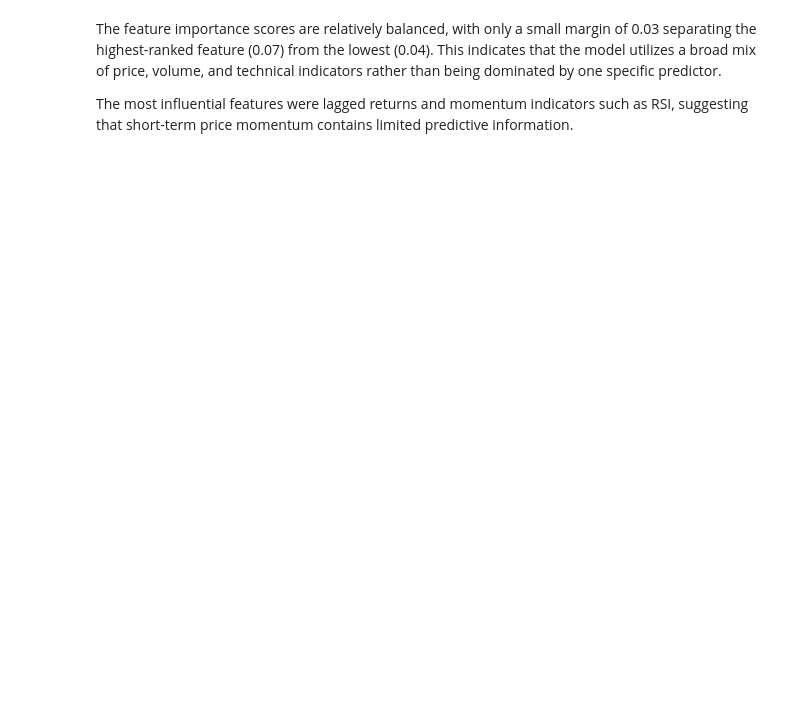
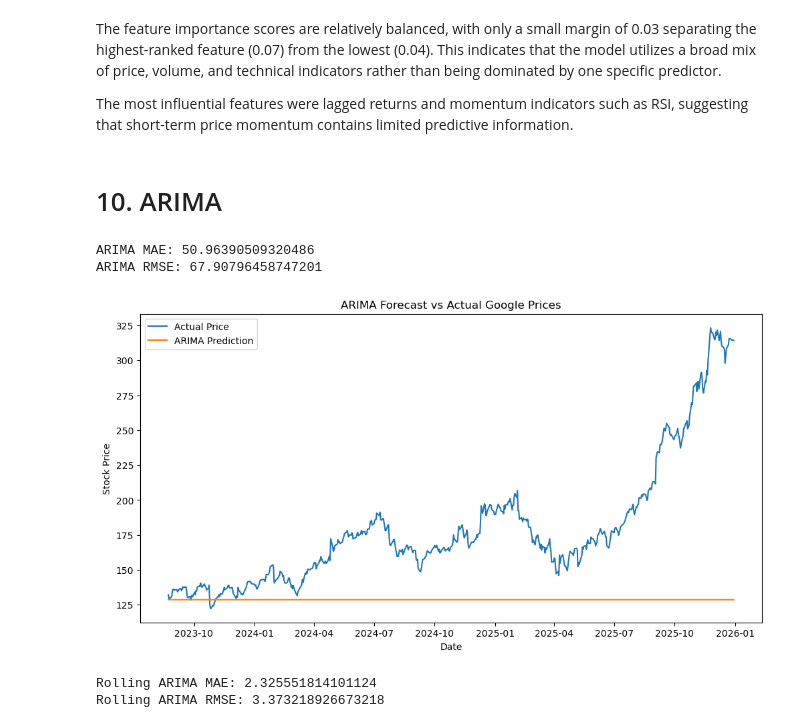
Before and after one commit to Denim951/stock-price-forecasting, a Jupyter notebook: stock_model_development.ipynb, the cells around one changed output. Cells and saved outputs as stored; diff of their text form; code cells hidden in the pictures; blank space fills up the shorter version.

Commit message:
Added ARIMA and rolling ARIMA forecasting and evaluation

```diff
--- a/stock_model_development.ipynb
+++ b/stock_model_development.ipynb
@@ -459,3 +465,68 @@ plt.show()
 The feature importance scores are relatively balanced, with only a small margin of 0.03 separating the highest-ranked feature (0.07) from the lowest (0.04). This indicates that the model utilizes a broad mix of price, volume, and technical indicators rather than being dominated by one specific predictor.
 
 The most influential features were lagged returns and momentum indicators such as RSI, suggesting that short-term price momentum contains limited predictive information.
+# %% [markdown]
+# 10. ARIMA
+# %%
+ts_data = X["Close_GOOG"]
+
+ts_data.index = pd.to_datetime(ts_data.index)
+ts_data = ts_data.asfreq('B').ffill()
+train_size = int(len(ts_data) * 0.8)
+
+train_ts = ts_data[:train_size]
+test_ts = ts_data[train_size:]
+
+arima_model = ARIMA(train_ts, order=(2,1,0))
+arima_fit = arima_model.fit()
+
+arima_predictions = arima_fit.forecast(steps=len(test_ts))
+
+arima_mae = mean_absolute_error(test_ts, arima_predictions)
+arima_rmse = np.sqrt(mean_squared_error(test_ts, arima_predictions))
+
+print("ARIMA MAE:", arima_mae)
+print("ARIMA RMSE:", arima_rmse)
+# %% [output]
+ARIMA MAE: 50.96390509320486
+ARIMA RMSE: 67.90796458747201
+# %%
+plt.figure(figsize=(12,6))
+
+plt.plot(test_ts.index, test_ts, label="Actual Price")
+plt.plot(test_ts.index, arima_predictions, label="ARIMA Prediction")
+
+plt.title("ARIMA Forecast vs Actual Google Prices")
+plt.xlabel("Date")
+plt.ylabel("Stock Price")
+
+plt.legend()
+
+plt.show()
+# %% [output]
+[figure, added]
+# %%
+history = list(train_ts)
+rolling_predictions = []
+
+# Loop through every time step in the test set
+for t in range(len(test_ts)):
+    model = ARIMA(history, order=(2,1,0))
+    model_fit = model.fit()
+
+    # Predict only the next single step
+    output = model_fit.forecast()
+    yhat = output[0]
+    rolling_predictions.append(yhat)
+
+    # Add the actual observation to history for the next loop
+    obs = test_ts.iloc[t]
+    history.append(obs)
+
+rolling_mae = mean_absolute_error(test_ts, rolling_predictions)
+rolling_rmse = np.sqrt(mean_squared_error(test_ts, rolling_predictions))
+print("Rolling ARIMA MAE:", rolling_mae)
+print("Rolling ARIMA RMSE:", rolling_rmse)
+# %% [output]
+Rolling ARIMA MAE: 2.325551814101124
+Rolling ARIMA RMSE: 3.373218926673218
```
Also changed, not shown: parts of 14 cells of this notebook, 1 other file.
